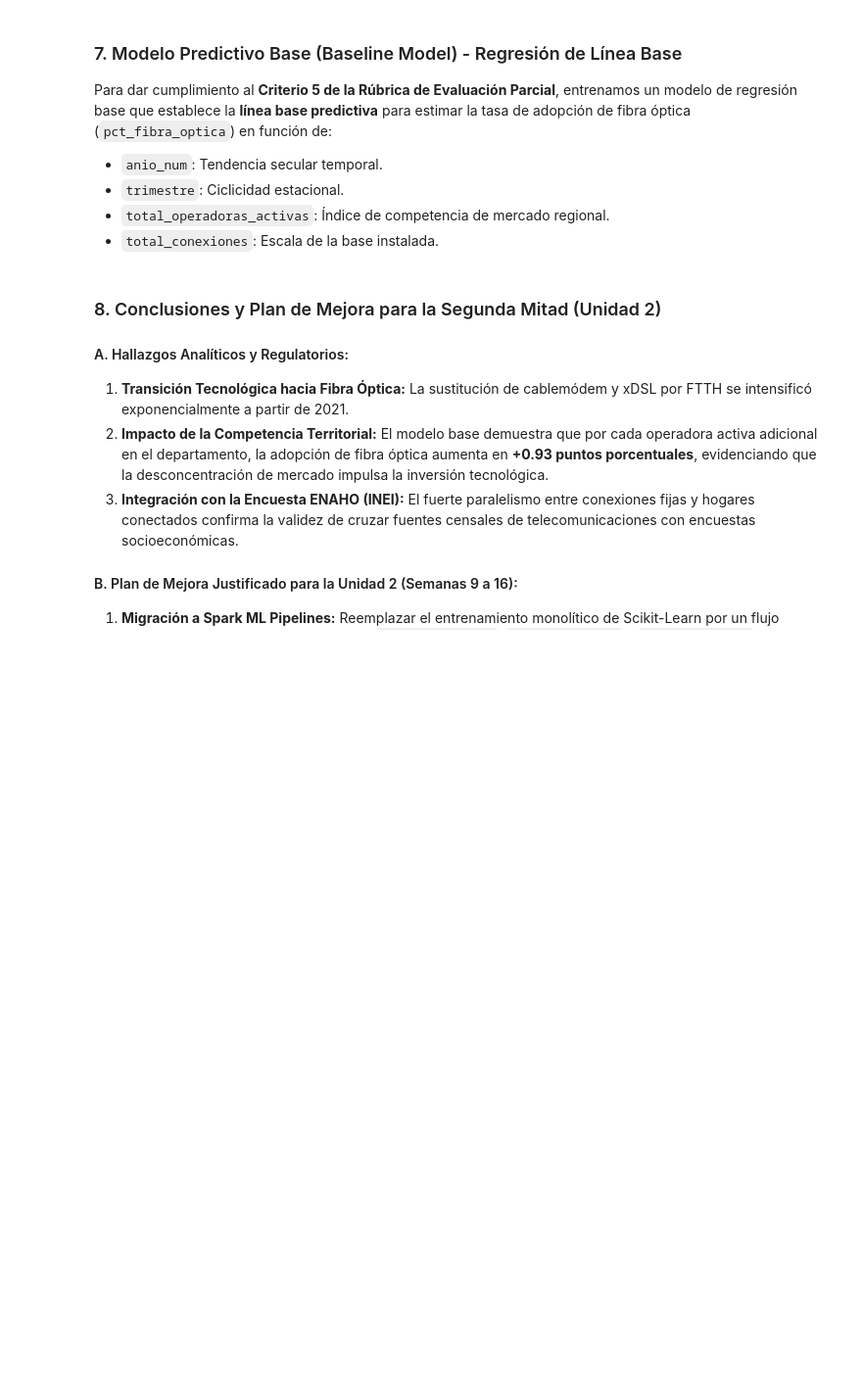
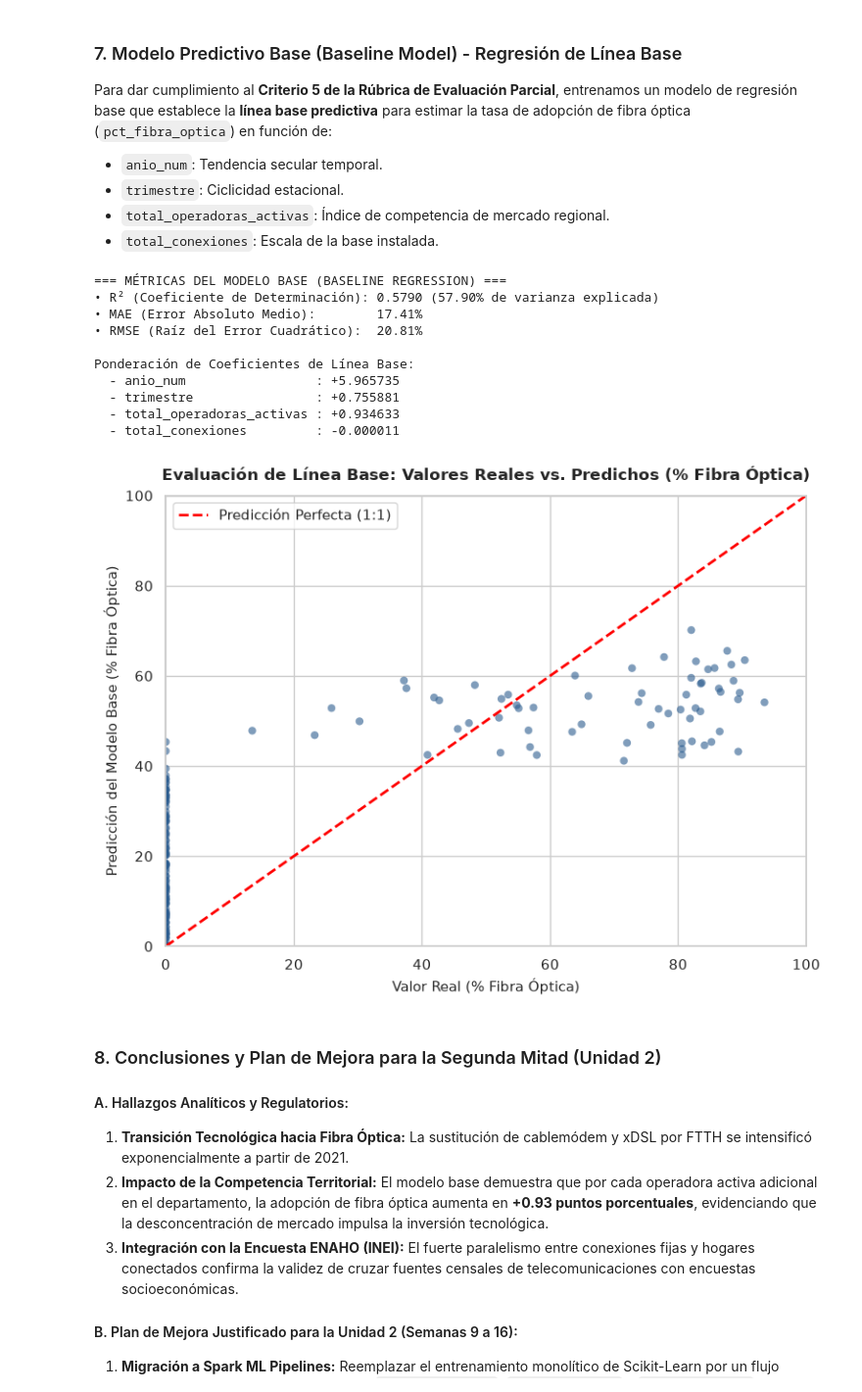
Before and after one commit to BeennSn/bigdata-osiptel-brecha-digital, a Jupyter notebook: notebooks/01_analisis_brecha_digital_gold.ipynb, the cells around one changed output. Shown at 98% size. Drawn from its saved outputs; the diff is of its cells as text; code cells hidden in the pictures; blank space fills up the shorter version.

Commit message:
feat(notebook): pre-renderizar todas las celdas, graficos y modelo predictivo base

```diff
--- a/notebooks/01_analisis_brecha_digital_gold.ipynb
+++ b/notebooks/01_analisis_brecha_digital_gold.ipynb
@@ -205,11 +282,13 @@ Para dar cumplimiento al **Criterio 5 de la Rúbrica de Evaluación Parcial**, e
 - `total_operadoras_activas`: Índice de competencia de mercado regional.
 - `total_conexiones`: Escala de la base instalada.
 # %%
+import numpy as np
+import matplotlib.pyplot as plt
 from sklearn.linear_model import LinearRegression
 from sklearn.metrics import mean_squared_error, r2_score, mean_absolute_error
 from sklearn.model_selection import train_test_split
 
-# Preparación de datos para el modelo base
+# 1. Preparación de datos para el modelo base
 df_ml = df_gold.dropna(subset=['pct_fibra_optica', 'total_operadoras_activas', 'total_conexiones', 'anio', 'trimestre']).copy()
 df_ml['anio_num'] = df_ml['anio'].astype(int)
 
@@ -219,40 +298,52 @@ target = 'pct_fibra_optica'
 X = df_ml[features]
 y = df_ml[target]
 
-# Partición 80% Entrenamiento / 20% Prueba
+# 2. Partición 80% Entrenamiento / 20% Prueba
 X_train, X_test, y_train, y_test = train_test_split(X, y, test_size=0.2, random_state=42)
 
-# Entrenamiento del Modelo Base
+# 3. Entrenamiento del Modelo Base (Regresión Lineal)
 baseline_model = LinearRegression()
 baseline_model.fit(X_train, y_train)
 
-# Predicción y Evaluación de Línea Base
+# 4. Predicción y Evaluación de Línea Base
 y_pred = baseline_model.predict(X_test)
 
 r2_base = r2_score(y_test, y_pred)
 mae_base = mean_absolute_error(y_test, y_pred)
 rmse_base = np.sqrt(mean_squared_error(y_test, y_pred))
 
 print('=== MÉTRICAS DEL MODELO BASE (BASELINE REGRESSION) ===')
 print(f'• R² (Coeficiente de Determinación): {r2_base:.4f} ({r2_base*100:.2f}% de varianza explicada)')
 print(f'• MAE (Error Absoluto Medio):        {mae_base:.2f}%')
 print(f'• RMSE (Raíz del Error Cuadrático):  {rmse_base:.2f}%')
 print('\nPonderación de Coeficientes de Línea Base:')
 for col_name, coef in zip(features, baseline_model.coef_):
     print(f'  - {col_name:25s}: {coef:+.6f}')
 
-# Gráfico de Dispersión: Reales vs Predichos
+# 5. Gráfico de Dispersión: Reales vs Predichos
 plt.figure(figsize=(8, 6))
-plt.scatter(y_test, y_pred, alpha=0.6, color='#2b5c8f')
-plt.plot([0, 100], [0, 100], color='red', linestyle='--', label='Predicción Perfecta (1:1)')
-plt.title('Evaluación de Línea Base: Valores Reales vs. Predichos (% Fibra Óptica)', fontsize=12, fontweight='bold')
+plt.scatter(y_test, y_pred, alpha=0.6, color='#2b5c8f', edgecolors='none')
+plt.plot([0, 100], [0, 100], color='red', linestyle='--', linewidth=2, label='Predicción Perfecta (1:1)')
+plt.title('Evaluación de Línea Base: Valores Reales vs. Predichos (% Fibra Óptica)', fontsize=12, fontweight='bold', pad=12)
 plt.xlabel('Valor Real (% Fibra Óptica)', fontsize=11)
 plt.ylabel('Predicción del Modelo Base (% Fibra Óptica)', fontsize=11)
 plt.xlim(0, 100)
 plt.ylim(0, 100)
 plt.legend()
 plt.tight_layout()
 plt.show()
+# %% [output]
+=== MÉTRICAS DEL MODELO BASE (BASELINE REGRESSION) ===
+• R² (Coeficiente de Determinación): 0.5790 (57.90% de varianza explicada)
+• MAE (Error Absoluto Medio):        17.41%
+• RMSE (Raíz del Error Cuadrático):  20.81%
+
+Ponderación de Coeficientes de Línea Base:
+  - anio_num                 : +5.965735
+  - trimestre                : +0.755881
+  - total_operadoras_activas : +0.934633
+  - total_conexiones         : -0.000011
+[figure, added]
 # %% [markdown]
 ### 8. Conclusiones y Plan de Mejora para la Segunda Mitad (Unidad 2)
 
```
Also changed, not shown: parts of 8 cells of this notebook.
